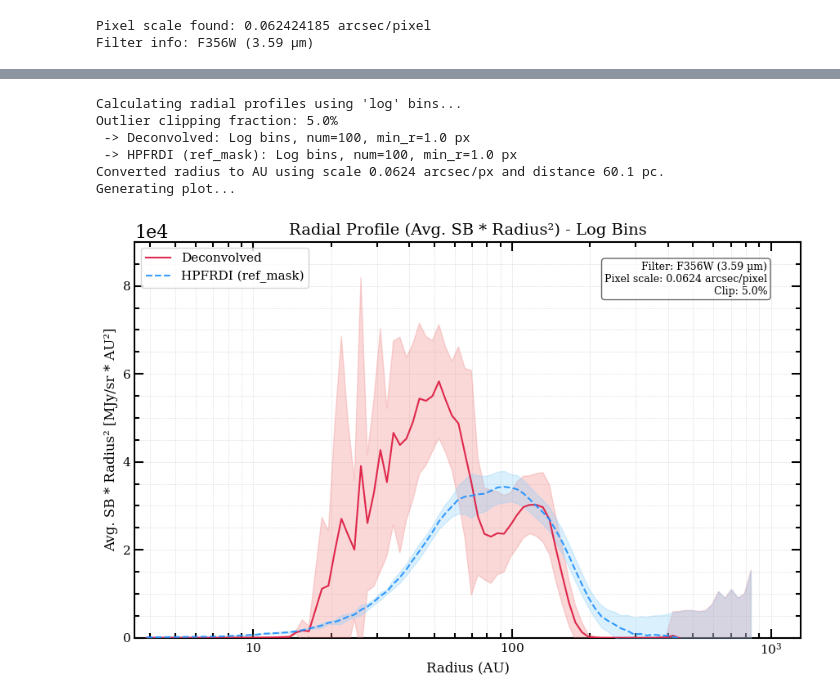
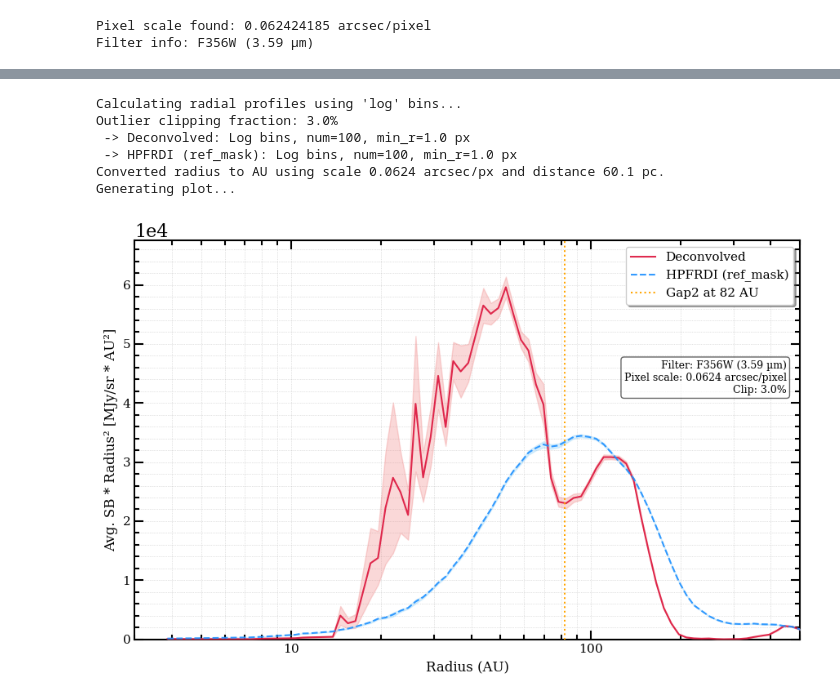
Before and after one commit to dreamjade/twhya, a Jupyter notebook: 356W_deconvo.ipynb, the cells around one changed output, grey strips where cells are left out. Saved outputs shown, nothing was run; the diff lists cells and outputs as text; code cells hidden in the pictures.

```diff
--- a/356W_deconvo.ipynb
+++ b/356W_deconvo.ipynb
@@ -557,9 +602,10 @@ def calculate_radial_profile(
             pixels_in_annulus = image_data[mask_area]
             # Filter out NaNs before potential clipping or calculation
             valid_pixels = pixels_in_annulus[np.isfinite(pixels_in_annulus)]
+            valid_pixels_count = len(valid_pixels)
 
-            if len(valid_pixels) > 0: # Proceed only if non-NaN pixels exist
-                if outlier_clip_fraction > 0 and len(valid_pixels) > 2: # Need >2 points to clip meaningfully
+            if valid_pixels_count > 0: # Proceed only if non-NaN pixels exist
+                if outlier_clip_fraction > 0 and valid_pixels_count > 2: # Need >2 points to clip meaningfully
                     lower_percentile = (outlier_clip_fraction / 2.0) * 100
                     upper_percentile = (1.0 - outlier_clip_fraction / 2.0) * 100
                     try:
@@ -570,24 +616,25 @@ def calculate_radial_profile(
 
                         # Clip the data
                         clipped_pixels = valid_pixels[(valid_pixels >= vmin) & (valid_pixels <= vmax)]
+                        clipped_pixels_count = len(clipped_pixels)
 
-                        if len(clipped_pixels) > 0:
+                        if clipped_pixels_count > 0:
                             avg_value = np.mean(clipped_pixels)
                             # Need at least 2 points for meaningful std dev
-                            std_value = np.std(clipped_pixels) if len(clipped_pixels) > 1 else 0.0
+                            std_value = np.std(clipped_pixels)/np.sqrt(clipped_pixels_count) if clipped_pixels_count > 1 else 0.0
                         else:
                             # If clipping removed all data (unlikely but possible), revert to original mean/std
                             avg_value = np.mean(valid_pixels)
-                            std_value = np.std(valid_pixels) if len(valid_pixels) > 1 else 0.0
+                            std_value = np.std(valid_pixels)/np.sqrt(valid_pixels_count) if valid_pixels_count > 1 else 0.0
 
                     except IndexError: # Handles cases where percentile calculation fails (e.g., too few points)
                         # Fallback to no clipping if percentile fails
                         avg_value = np.mean(valid_pixels)
-                        std_value = np.std(valid_pixels) if len(valid_pixels) > 1 else 0.0
+                        std_value = np.std(valid_pixels)/np.sqrt(valid_pixels_count) if valid_pixels_count > 1 else 0.0
                 else:
                     # No clipping requested or too few points
                     avg_value = np.mean(valid_pixels)
-                    std_value = np.std(valid_pixels) if len(valid_pixels) > 1 else 0.0 # Std dev is 0 for 1 point
+                    std_value = np.std(valid_pixels)/np.sqrt(valid_pixels_count) if valid_pixels_count > 1 else 0.0 # Std dev is 0 for 1 point
 
         profile_mean_values.append(avg_value)
         profile_std_values.append(std_value)
@@ -598,7 +645,7 @@ def calculate_radial_profile(
 if __name__ == "__main__":
     # --- User Choices ---
     BINNING_MODE = 'log' # Options: 'linear' or 'log'
-    OUTLIER_CLIP = 0.05   # Fraction to clip (e.g., 0.05 = 5% total), 0.0 to disable
+    OUTLIER_CLIP = 0.03   # Fraction to clip (e.g., 0.05 = 5% total), 0.0 to disable
 
     # --- Binning Parameters ---
     # Parameters for LINEAR binning
@@ -774,14 +821,14 @@ if __name__ == "__main__":
     # --- Plot Styling ---
     ax_radial.set_xlabel(x_label, fontsize=12)
     ax_radial.set_ylabel(y_label, fontsize=12)
-    ax_radial.set_title(f'Radial Profile (Avg. SB * Radius²) - {BINNING_MODE.capitalize()} Bins', fontsize=14)
+    #ax_radial.set_title(f'Radial Profile (Avg. SB * Radius²) - {BINNING_MODE.capitalize()} Bins', fontsize=14)
 
     # Add text box
     scale_text = f"{pixel_scale_value:.4f} {units}/pixel" if np.isfinite(pixel_scale_value) else "Unknown"
     clip_text = f"Clip: {OUTLIER_CLIP*100:.1f}%" if OUTLIER_CLIP > 0 else "Clip: None"
     textstr = f"Filter: {info_str}\nPixel scale: {scale_text}\n{clip_text}"
     props = dict(boxstyle='round', facecolor='white', alpha=0.6)
-    ax_radial.text(0.95, 0.95, textstr, transform=ax_radial.transAxes,
+    ax_radial.text(0.98, 0.7, textstr, transform=ax_radial.transAxes,
                    fontsize=9, verticalalignment='top', horizontalalignment='right', bbox=props)
 
     # Set scales AFTER plotting
@@ -819,38 +866,39 @@ if __name__ == "__main__":
     else:
         ax_radial.set_ylim(bottom=0) # Default safe limit
 
+    # add vertical line for gap2 at 82 au
+    ax_radial.axvline(x=82, color='orange', linestyle=':', linewidth=1.5, label='Gap2 at 82 AU', zorder=12)
+
     # Set x-axis limits based on the plot radii
     valid_radii = radii_plot[np.isfinite(radii_plot) & (radii_plot > 0)]
     if len(valid_radii) > 0:
         min_plot_radius = np.min(valid_radii)
         max_plot_radius = np.max(valid_radii)
         if ax_radial.get_xscale() == 'log':
-            ax_radial.set_xlim(left=min_plot_radius * 0.9, right=max_plot_radius * 1.1)
+            ax_radial.set_xlim(left=3, right=500)
         else:
             # For linear scale, often start near 0 unless min_radius_px is large
             start_radius = 0 if BINNING_MODE=='linear' else min_radius_px_log * (pixel_scale_au if pixel_scale_au else 1) * 0.9
             ax_radial.set_xlim(left=start_radius, right=max_plot_radius * 1.05)
     else:
         # Fallback limits
         fallback_min = (min_radius_px_log if BINNING_MODE=='log' else 1) * (pixel_scale_au if pixel_scale_au else 1)
         fallback_max = max_radius_px * (pixel_scale_au if pixel_scale_au else 1)
-        ax_radial.set_xlim(left=fallback_min * 0.9, right=fallback_max * 1.1)
-
 
     # Scientific notation for y-axis
     ax_radial.ticklabel_format(axis='y', style='sci', scilimits=(0,0))
 
-    ax_radial.legend(fontsize=11)
+    ax_radial.legend(fontsize=11, loc='upper right', frameon=True, shadow=True)
     ax_radial.grid(True, which='both', linestyle=':', linewidth=0.5, alpha=0.7)
     ax_radial.tick_params(axis='both', which='major', labelsize=11)
 
     plt.tight_layout()
     plt.show()
 # %% [output]
 Calculating radial profiles using 'log' bins...
-Outlier clipping fraction: 5.0%
+Outlier clipping fraction: 3.0%
  -> Deconvolved: Log bins, num=100, min_r=1.0 px
  -> HPFRDI (ref_mask): Log bins, num=100, min_r=1.0 px
 Converted radius to AU using scale 0.0624 arcsec/px and distance 60.1 pc.
 Generating plot...
-[figure, old version]
+[figure, new version]
```
Also changed, not shown: parts of 13 cells of this notebook, 2 other files.
